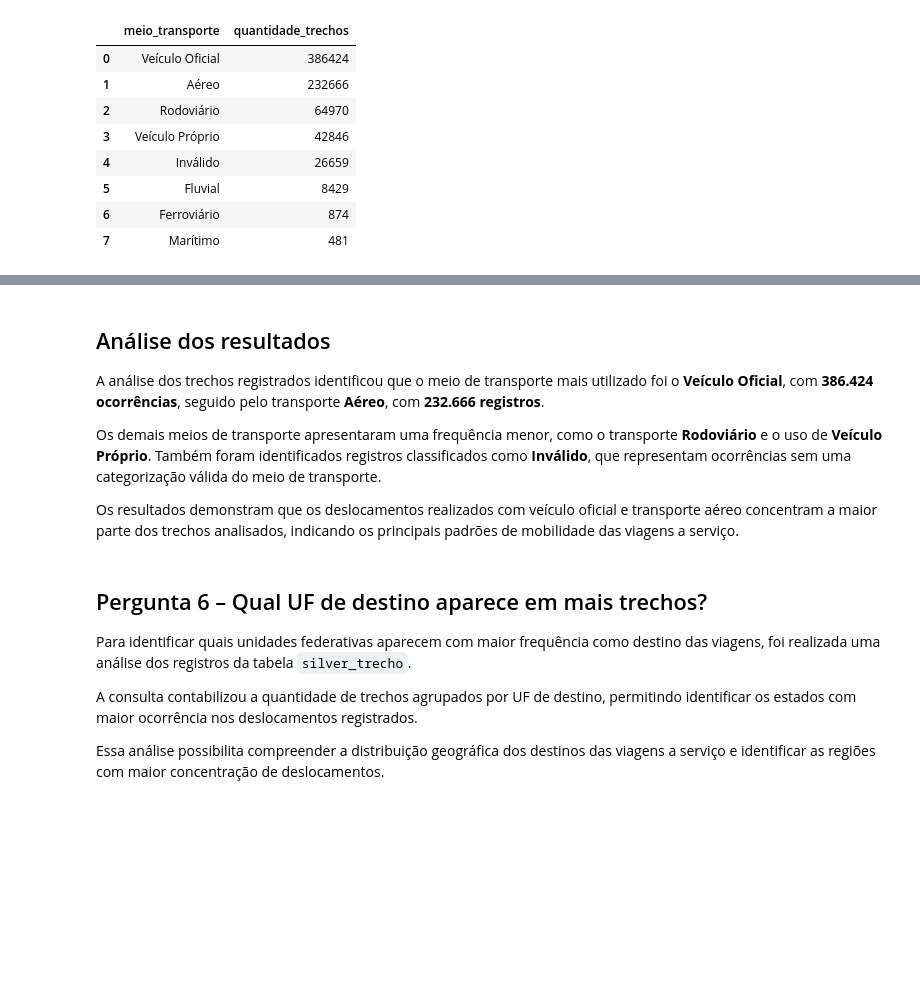
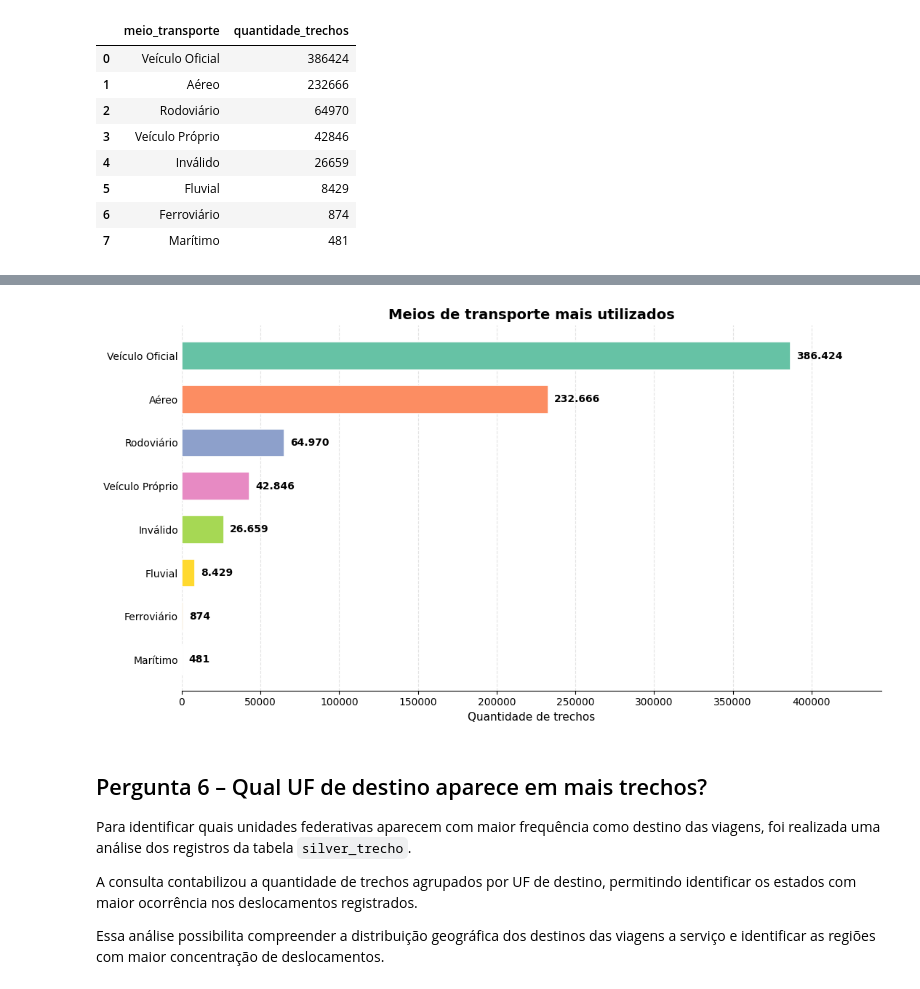
Before and after one commit to FernandaBarrosLinhares/Projeto-Final-Fernanda-Linhares, a Jupyter notebook: notebooks/3_analise.ipynb, the cells around one changed output, grey strips where cells are left out. Saved outputs shown, nothing was run; the diff lists cells and outputs as text; code cells hidden in the pictures; blank space fills up the shorter version.

```diff
--- a/notebooks/3_analise.ipynb
+++ b/notebooks/3_analise.ipynb
@@ -611,11 +591,65 @@ plt.show()
-# %% [markdown]
-## Análise dos resultados
-
-A análise dos trechos registrados identificou que o meio de transporte mais utilizado foi o **Veículo Oficial**, com **386.424 ocorrências**, seguido pelo transporte **Aéreo**, com **232.666 registros**.
-
-Os demais meios de transporte apresentaram uma frequência menor, como o transporte **Rodoviário** e o uso de **Veículo Próprio**. Também foram identificados registros classificados como **Inválido**, que representam ocorrências sem uma categorização válida do meio de transporte.
-
-Os resultados demonstram que os deslocamentos realizados com veículo oficial e transporte aéreo concentram a maior parte dos trechos analisados, indicando os principais padrões de mobilidade das viagens a serviço.
+# %%
+fig, ax = plt.subplots(figsize=(11, 6))
+
+
+cores = sns.color_palette("Set2", n_colors=len(q5))
+
+
+barras = ax.barh(
+    q5["meio_transporte"],
+    q5["quantidade_trechos"],
+    color=cores,
+    edgecolor="white",
+    linewidth=1.2,
+    height=0.65
+)
+
+
+ax.invert_yaxis()
+
+
+ax.set_xlim(0, q5["quantidade_trechos"].max() * 1.15)
+
+
+for barra in barras:
+    largura = barra.get_width()
+
+    ax.text(
+        largura + q5["quantidade_trechos"].max() * 0.01,
+        barra.get_y() + barra.get_height() / 2,
+        f'{int(largura):,}'.replace(',', '.'),
+        va='center',
+        ha='left',
+        fontsize=10,
+        fontweight='bold'
+    )
+
+
+ax.set_title(
+    "Meios de transporte mais utilizados",
+    fontsize=14,
+    fontweight='bold'
+)
+
+ax.set_xlabel("Quantidade de trechos", fontsize=11)
+ax.set_ylabel("")
+
+
+ax.xaxis.grid(True, linestyle="--", alpha=0.35)
+ax.set_axisbelow(True)
+
+
+ax.spines["top"].set_visible(False)
+ax.spines["right"].set_visible(False)
+ax.spines["left"].set_visible(False)
+
+
+ax.tick_params(axis='y', length=0)
+
+plt.tight_layout()
+plt.show()
+# %% [output]
+[figure, added]
 # %% [markdown]
 ## Pergunta 6 – Qual UF de destino aparece em mais trechos?
 
```
Also changed, not shown: parts of 3 cells of this notebook.
